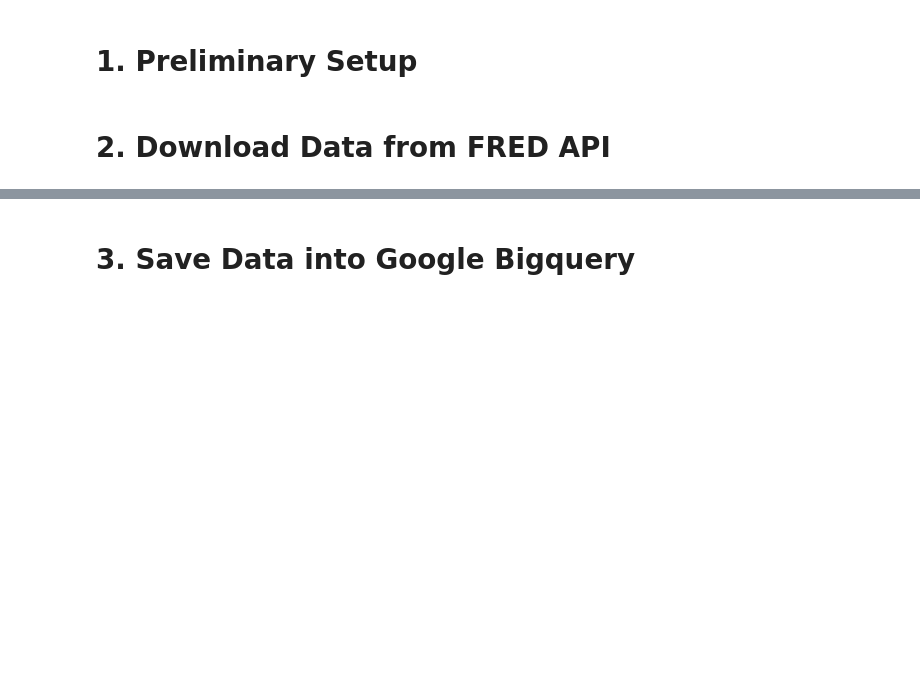
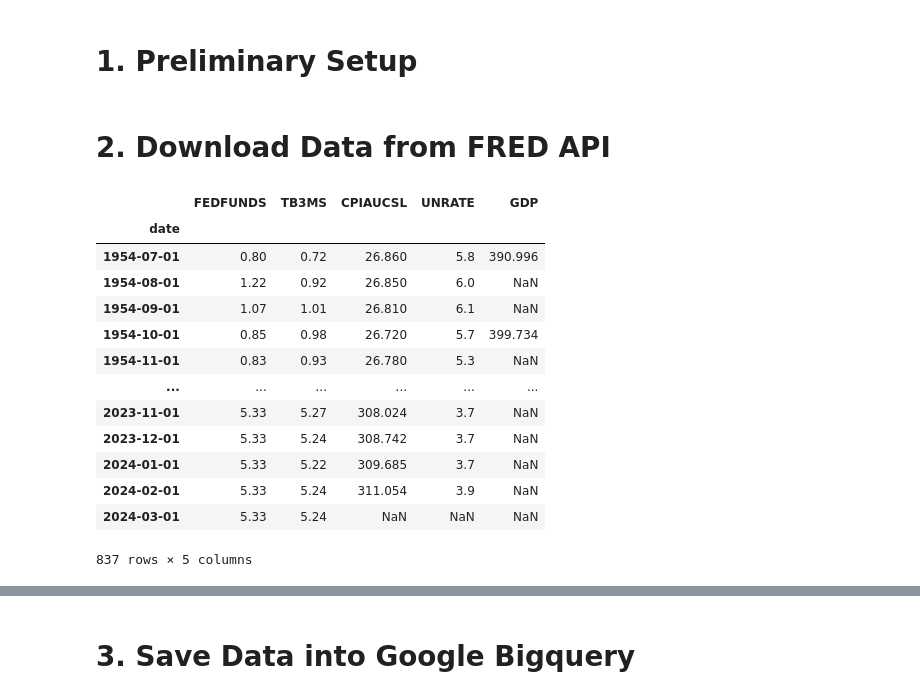
Before and after one commit to TimothyBut/fed_forecast, a Jupyter notebook: Data Collection.ipynb, the cells around one changed output, grey strips where cells are left out. Cells and saved outputs as stored; diff of their text form; code cells hidden in the pictures; blank space fills up the shorter version.

```diff
--- a/Data Collection.ipynb
+++ b/Data Collection.ipynb
@@ -52,0 +66,17 @@ for data in dict_data:
+# %%
+combine
+# %% [output]
+|  | FEDFUNDS | TB3MS | CPIAUCSL | UNRATE | GDP |
+| date |  |  |  |  |  |
+| 1954-07-01 | 0.80 | 0.72 | 26.860 | 5.8 | 390.996 |
+| 1954-08-01 | 1.22 | 0.92 | 26.850 | 6.0 | NaN |
+| 1954-09-01 | 1.07 | 1.01 | 26.810 | 6.1 | NaN |
+| 1954-10-01 | 0.85 | 0.98 | 26.720 | 5.7 | 399.734 |
+| 1954-11-01 | 0.83 | 0.93 | 26.780 | 5.3 | NaN |
+| ... | ... | ... | ... | ... | ... |
+| 2023-11-01 | 5.33 | 5.27 | 308.024 | 3.7 | NaN |
+| 2023-12-01 | 5.33 | 5.24 | 308.742 | 3.7 | NaN |
+| 2024-01-01 | 5.33 | 5.22 | 309.685 | 3.7 | NaN |
+| 2024-02-01 | 5.33 | 5.24 | 311.054 | 3.9 | NaN |
+| 2024-03-01 | 5.33 | 5.24 | NaN | NaN | NaN |
+837 rows × 5 columns
```
Also changed, not shown: parts of 42 cells of this notebook.
